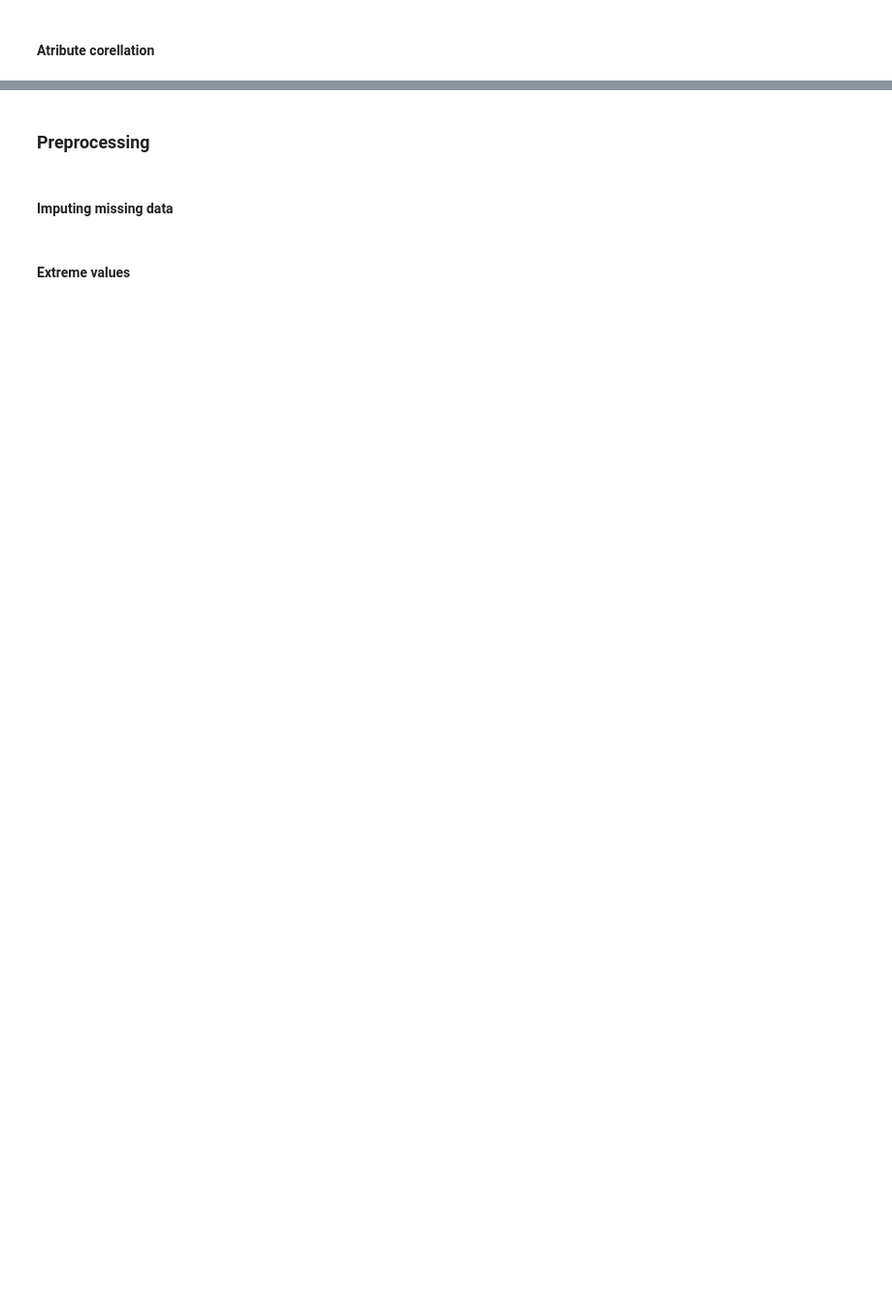
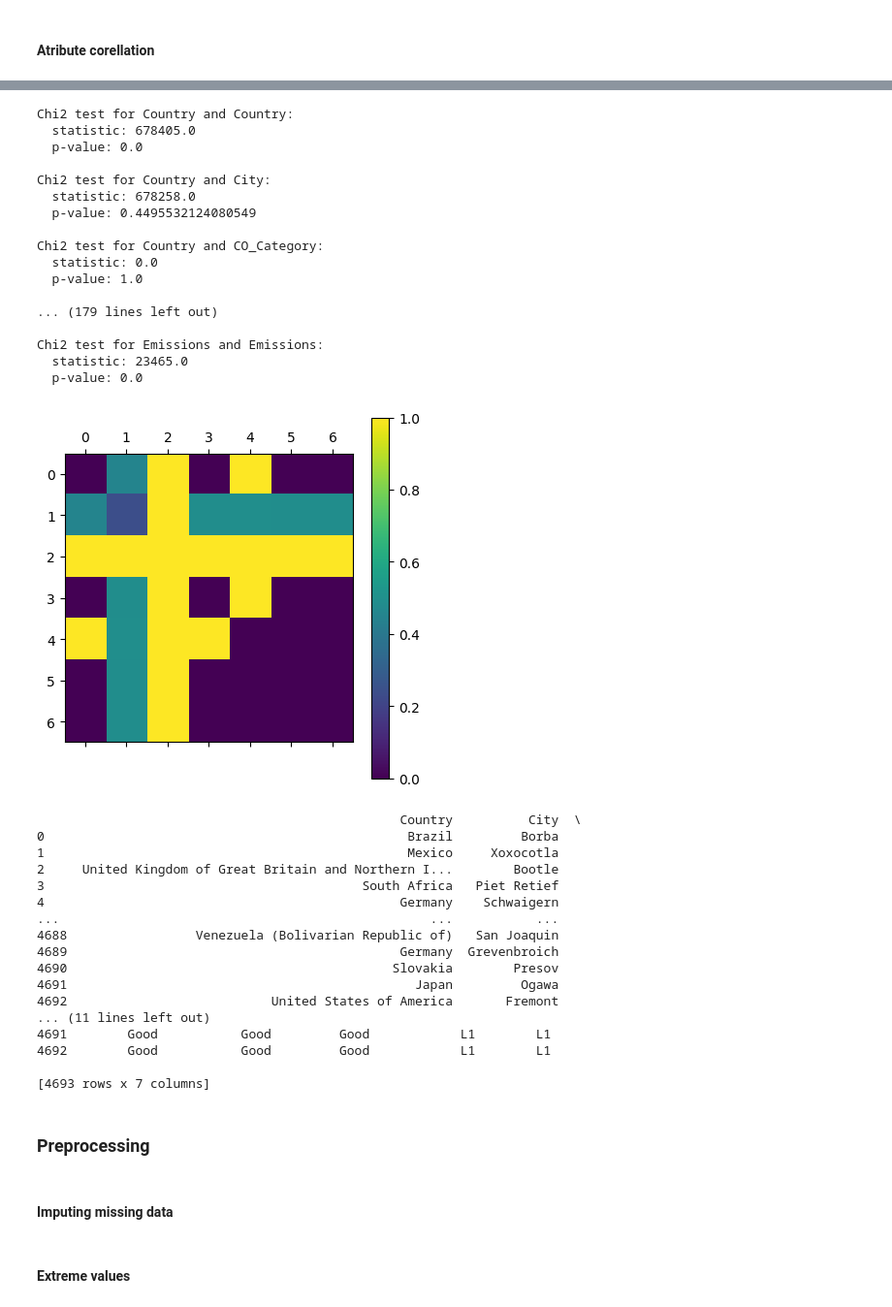
Before and after one commit to alx-sima/ml, a Jupyter notebook: main.ipynb, the cells around one changed output, grey strips where cells are left out. Shown: that part at 97% size. Saved outputs shown, nothing was run; the diff lists cells and outputs as text; code cells hidden in the pictures; blank space fills up the shorter version.

```diff
--- a/main.ipynb
+++ b/main.ipynb
@@ -155,3 +97,56 @@ plt.show()
+# %%
+pvalues = np.zeros((len(cat_train_data.columns), len(cat_train_data.columns)))
+
+for i, row in enumerate(cat_train_data.columns):
+    for j, col in enumerate(cat_train_data.columns):
+        observed = pd.crosstab(cat_train_data[row], cat_train_data[col])
+        statistic = sp.stats.chi2_contingency(observed)
+        pvalues[i, j] = statistic.pvalue
+        print(f"Chi2 test for {row} and {col}:")
+        print(f"  statistic: {statistic[0]}")
+        print(f"  p-value: {statistic[1]}")
+        print()
+
+plt.matshow(pvalues)
+plt.colorbar()
+plt.show()
+print(cat_train_data)
+# %% [output]
+Chi2 test for Country and Country:
+  statistic: 678405.0
+  p-value: 0.0
+
+Chi2 test for Country and City:
+  statistic: 678258.0
+  p-value: 0.4495532124080549
+
+Chi2 test for Country and CO_Category:
+  statistic: 0.0
+  p-value: 1.0
+
+... (179 lines left out)
+
+Chi2 test for Emissions and Emissions:
+  statistic: 23465.0
+  p-value: 0.0
+[figure, added]
+                                                Country          City  \
+0                                                Brazil         Borba
+1                                                Mexico     Xoxocotla
+2     United Kingdom of Great Britain and Northern I...        Bootle
+3                                          South Africa   Piet Retief
+4                                               Germany    Schwaigern
+...                                                 ...           ...
+4688                 Venezuela (Bolivarian Republic of)   San Joaquin
+4689                                            Germany  Grevenbroich
+4690                                           Slovakia        Presov
+4691                                              Japan         Ogawa
+4692                           United States of America       Fremont
+... (11 lines left out)
+4691        Good           Good         Good            L1        L1
+4692        Good           Good         Good            L1        L1
+
+[4693 rows x 7 columns]
 # %% [markdown]
 ### Preprocessing
 # %% [markdown]
```
Also changed, not shown: parts of 63 cells of this notebook.
